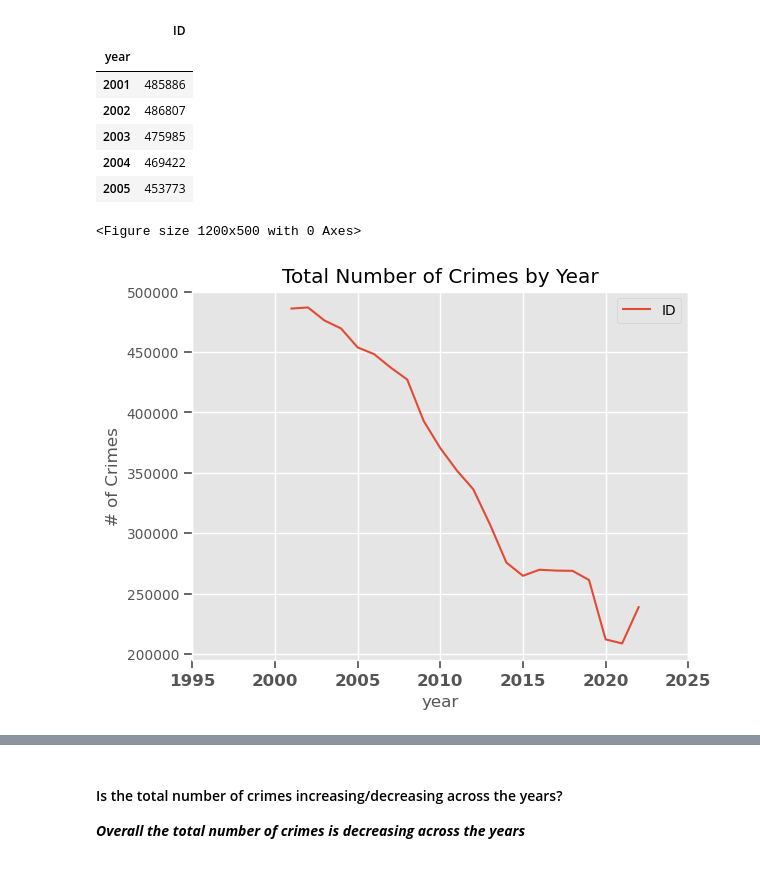
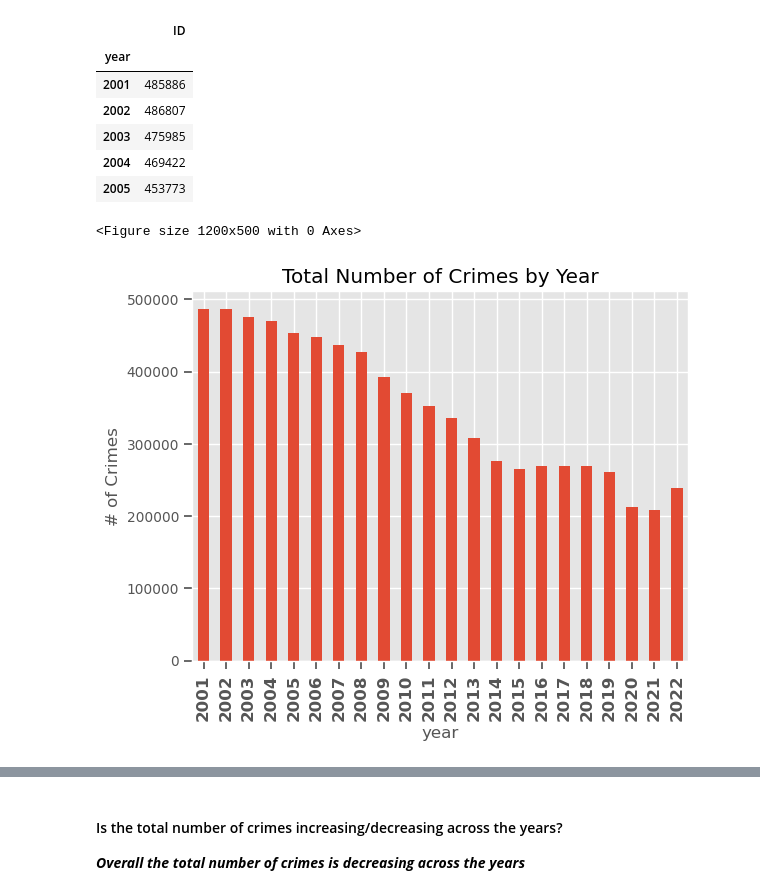
Before and after one commit to SeeBee8/Chicago-Crimes, a Jupyter notebook: Part1_Project3.ipynb, the cells around one changed output, grey strips where cells are left out. Cells and saved outputs as stored; diff of their text form; code cells hidden in the pictures.

```diff
--- a/Part1_Project3.ipynb
+++ b/Part1_Project3.ipynb
@@ -285,11 +280,10 @@ total_crimes_by_year.head()
 | 2005 | 453773 |
 # %%
 ax = plt.figure(figsize=(12,5))
-ax= total_crimes_by_year.plot(title='Total Number of Crimes by Year', ylabel='# of Crimes')
+ax= total_crimes_by_year.plot(kind='bar', legend=False,
+                              title='Total Number of Crimes by Year', ylabel='# of Crimes')
 ax.set_xticks(ax.get_xticks())
-ax.set_xticklabels(ax.get_xticklabels(),fontsize='large', fontweight='bold')
-
-fig.autofmt_xdate(rotation=90, ha='center');
+ax.set_xticklabels(ax.get_xticklabels(),fontsize='large', fontweight='bold');
 # %% [output]
 <Figure size 1200x500 with 0 Axes>
-[figure, old version]
+[figure, new version]
```
Also changed, not shown: parts of 22 cells of this notebook.
